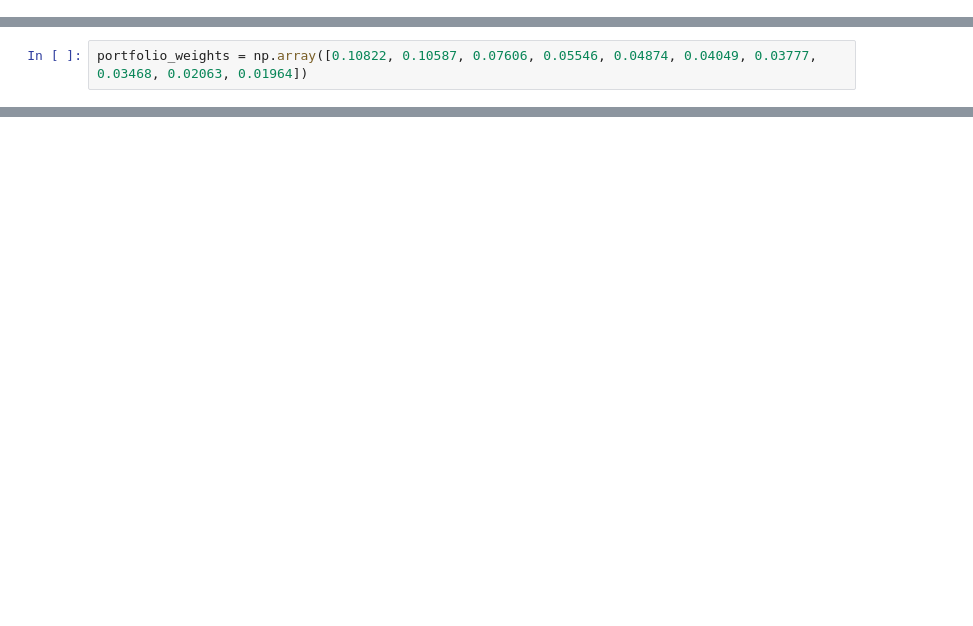
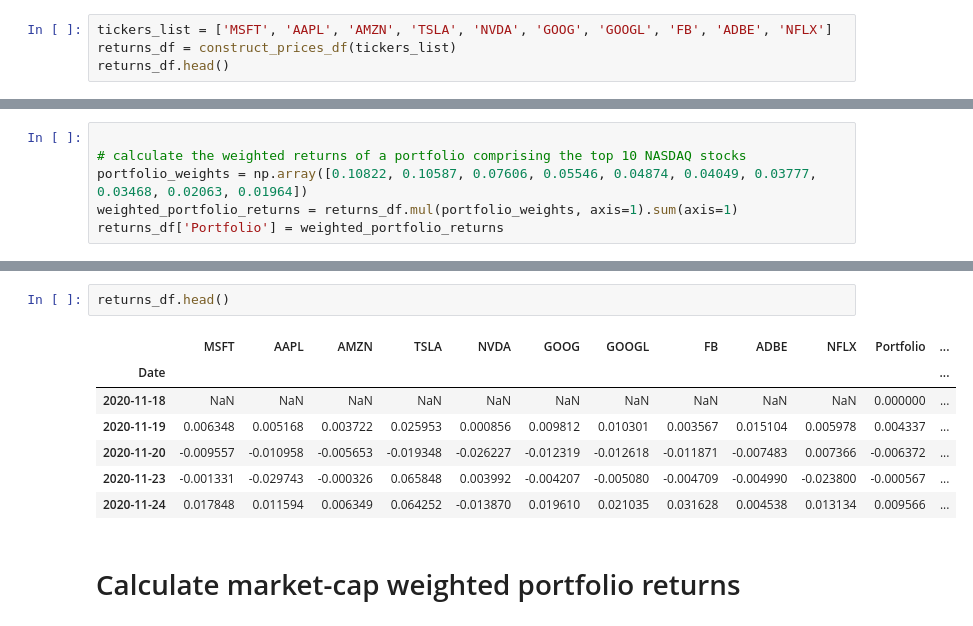
Before and after one commit to nmasamba/finance_and_time_series_python, a Jupyter notebook: portfolio_risk_management/portfolio_weighting.ipynb, the cells around one changed output, grey strips where cells are left out. Drawn from its saved outputs; the diff is of its cells as text; blank space fills up the shorter version.

```diff
--- a/portfolio_risk_management/portfolio_weighting.ipynb
+++ b/portfolio_risk_management/portfolio_weighting.ipynb
@@ -8,0 +35,4 @@ import pandas as pd
+# %%
+tickers_list = ['MSFT', 'AAPL', 'AMZN', 'TSLA', 'NVDA', 'GOOG', 'GOOGL', 'FB', 'ADBE', 'NFLX']
+returns_df = construct_prices_df(tickers_list)
+returns_df.head()
@@ -9,2 +47,6 @@ import pandas as pd
 # %%
+
+# calculate the weighted returns of a portfolio comprising the top 10 NASDAQ stocks
 portfolio_weights = np.array([0.10822, 0.10587, 0.07606, 0.05546, 0.04874, 0.04049, 0.03777, 0.03468, 0.02063, 0.01964])
+weighted_portfolio_returns = returns_df.mul(portfolio_weights, axis=1).sum(axis=1)
+returns_df['Portfolio'] = weighted_portfolio_returns
@@ -58,0 +73,12 @@ concatenated.tail(20)
+# %%
+returns_df.head()
+# %% [output]
+|  | MSFT | AAPL | AMZN | TSLA | NVDA | GOOG | GOOGL | FB | ADBE | NFLX | Portfolio | ... |
+| Date |  |  |  |  |  |  |  |  |  |  |  | ... |
+| 2020-11-18 | NaN | NaN | NaN | NaN | NaN | NaN | NaN | NaN | NaN | NaN | 0.000000 | ... |
+| 2020-11-19 | 0.006348 | 0.005168 | 0.003722 | 0.025953 | 0.000856 | 0.009812 | 0.010301 | 0.003567 | 0.015104 | 0.005978 | 0.004337 | ... |
+| 2020-11-20 | -0.009557 | -0.010958 | -0.005653 | -0.019348 | -0.026227 | -0.012319 | -0.012618 | -0.011871 | -0.007483 | 0.007366 | -0.006372 | ... |
+| 2020-11-23 | -0.001331 | -0.029743 | -0.000326 | 0.065848 | 0.003992 | -0.004207 | -0.005080 | -0.004709 | -0.004990 | -0.023800 | -0.000567 | ... |
+| 2020-11-24 | 0.017848 | 0.011594 | 0.006349 | 0.064252 | -0.013870 | 0.019610 | 0.021035 | 0.031628 | 0.004538 | 0.013134 | 0.009566 | ... |
+# %% [markdown]
+# Calculate market-cap weighted portfolio returns
```
Also changed, not shown: parts of 19 cells of this notebook.
